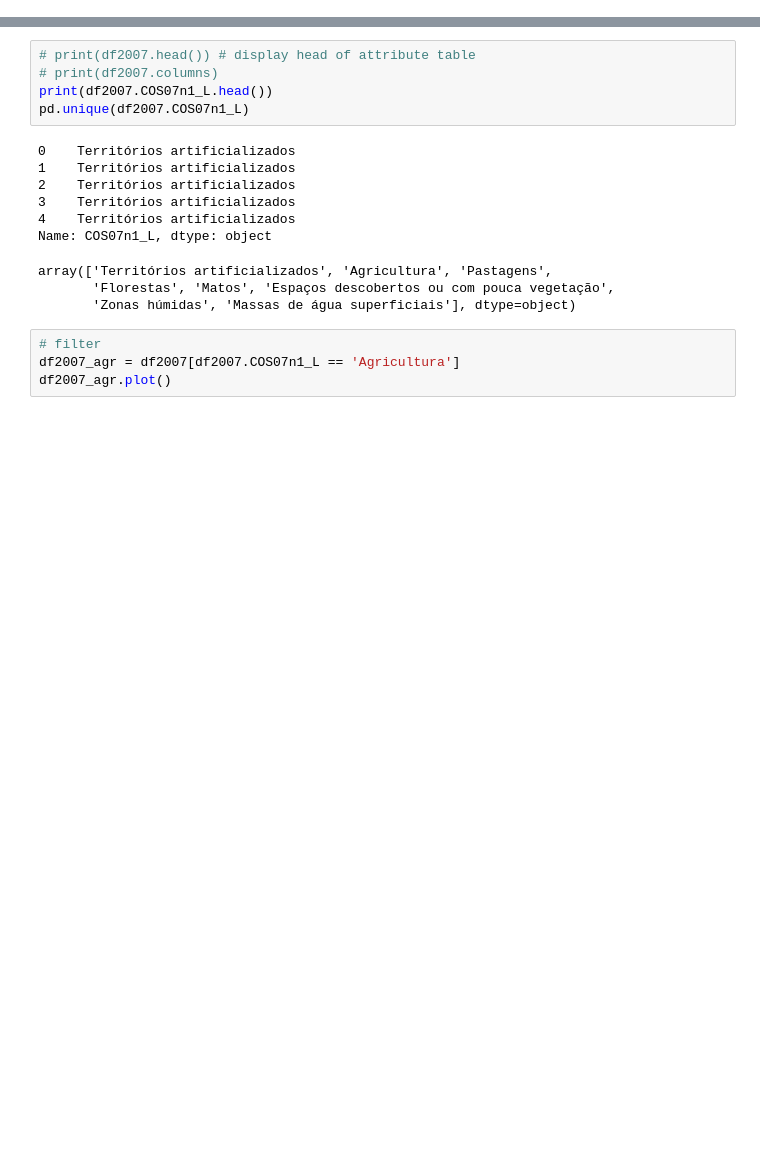
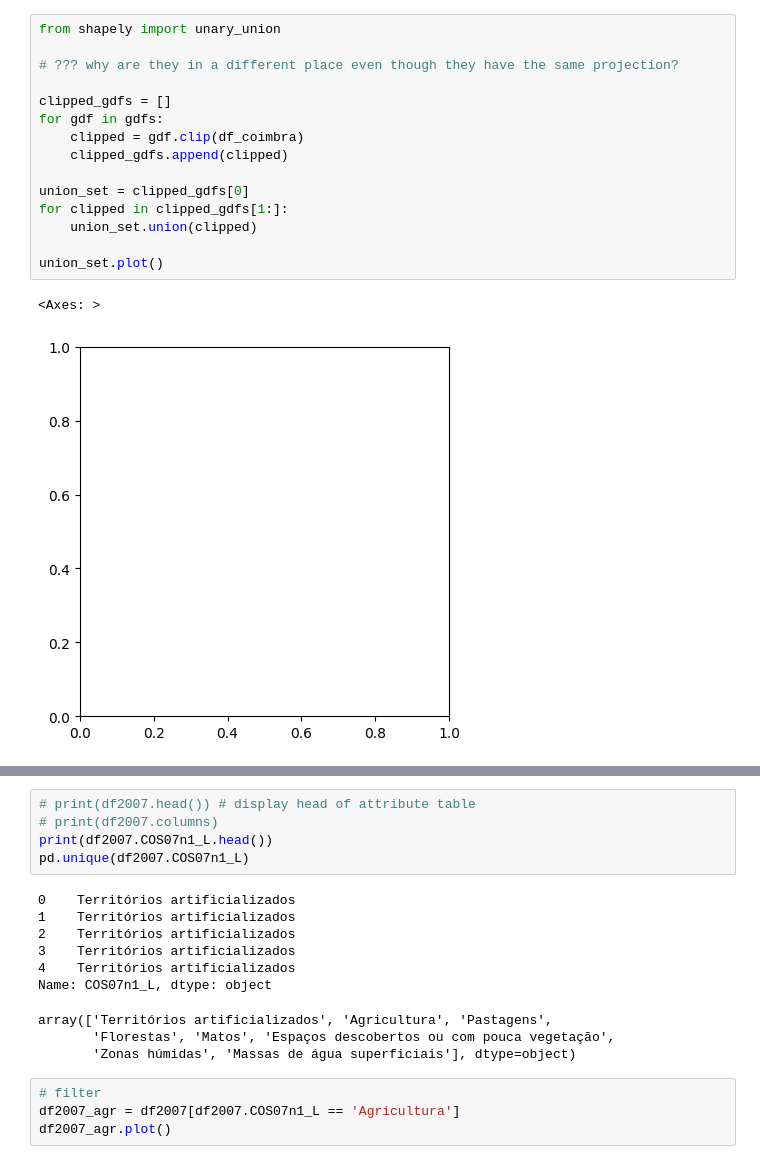
Before and after one commit to MartaSolarz/Maps_and_GISWEB, a Jupyter notebook: fichaexercicios1/solves.ipynb, the cells around one changed output, grey strips where cells are left out. Drawn from its saved outputs; the diff is of its cells as text; blank space fills up the shorter version.

```diff
--- a/fichaexercicios1/solves.ipynb
+++ b/fichaexercicios1/solves.ipynb
@@ -49,0 +59,18 @@ Ex 2
+# %%
+from shapely import unary_union
+
+# ??? why are they in a different place even though they have the same projection?
+
+clipped_gdfs = []
+for gdf in gdfs:
+    clipped = gdf.clip(df_coimbra)
+    clipped_gdfs.append(clipped)
+
+union_set = clipped_gdfs[0]
+for clipped in clipped_gdfs[1:]:
+    union_set.union(clipped)
+
+union_set.plot()
+# %% [output]
+<Axes: >
+[figure, added]
```
Also changed, not shown: parts of 52 cells of this notebook.
